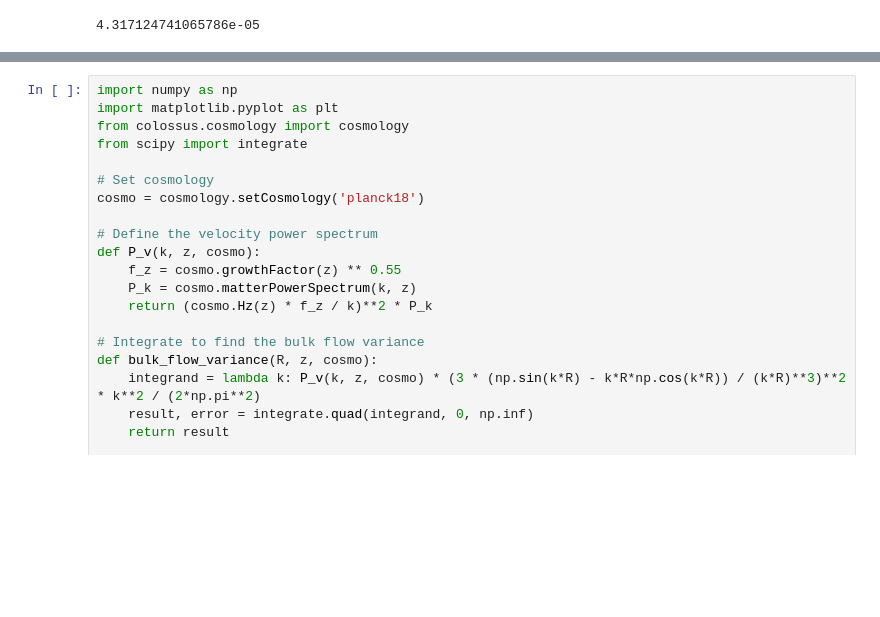
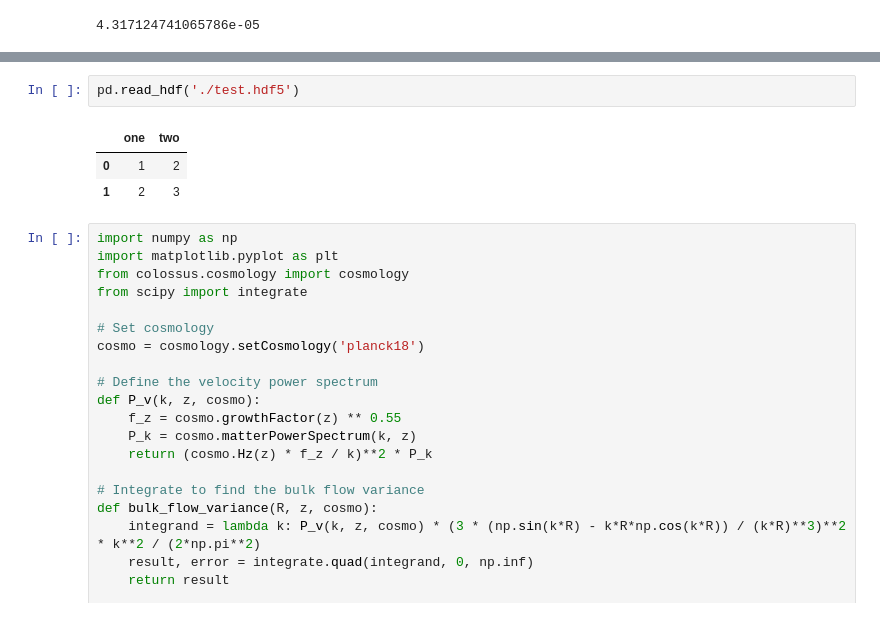
Before and after one commit to YujieH3/anisotropy-flamingo, a Jupyter notebook: notebooks/test.ipynb, the cells around one changed output, grey strips where cells are left out. Cells and saved outputs as stored; diff of their text form; blank space fills up the shorter version.

```diff
--- a/notebooks/test.ipynb
+++ b/notebooks/test.ipynb
@@ -117,3 +142,9 @@ $513.41135 \; \mathrm{Mpc}$
+# %%
+pd.read_hdf('./test.hdf5')
+# %% [output]
+|  | one | two |
+| 0 | 1 | 2 |
+| 1 | 2 | 3 |
 # %%
 import numpy as np
 import matplotlib.pyplot as plt
```
Also changed, not shown: parts of 4 cells of this notebook, 5 other files.
